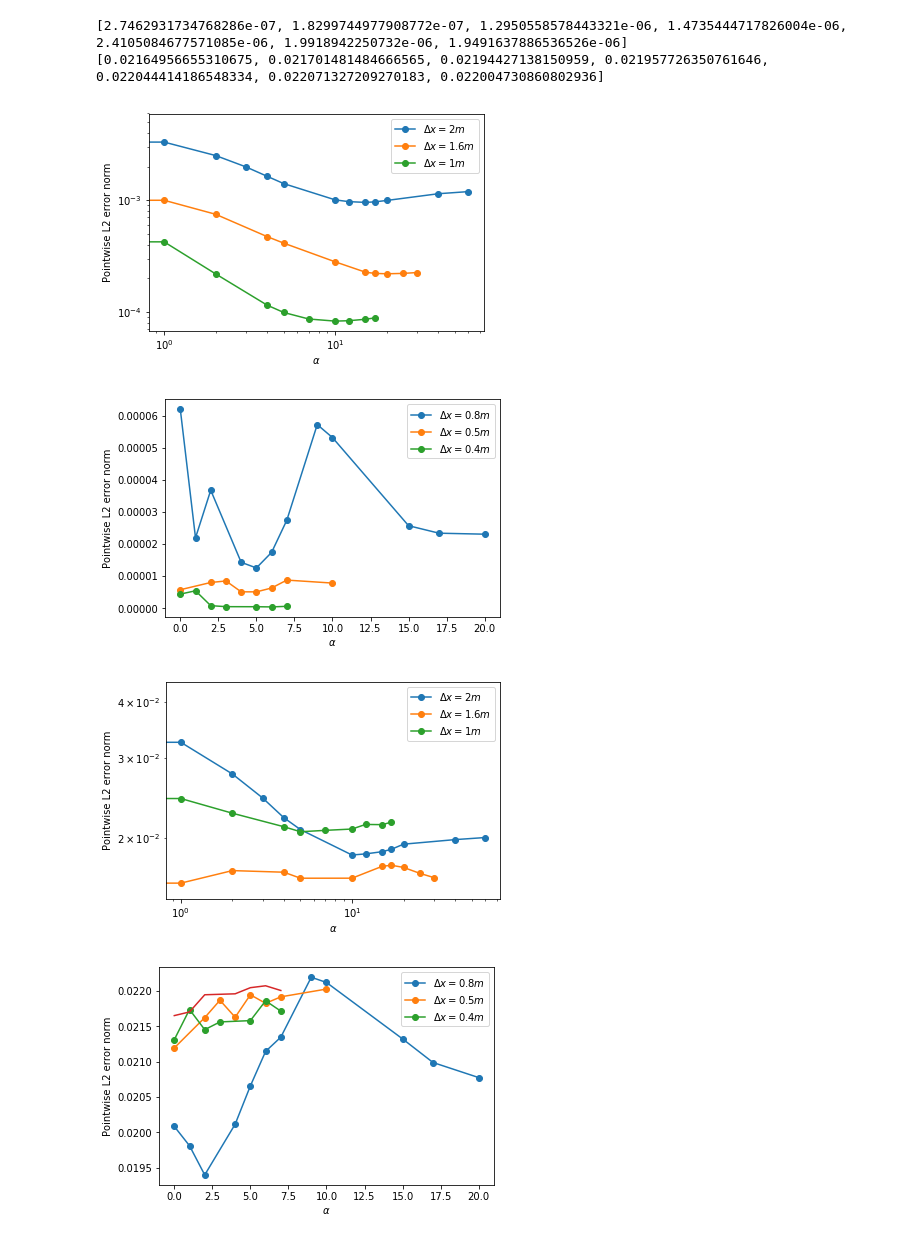
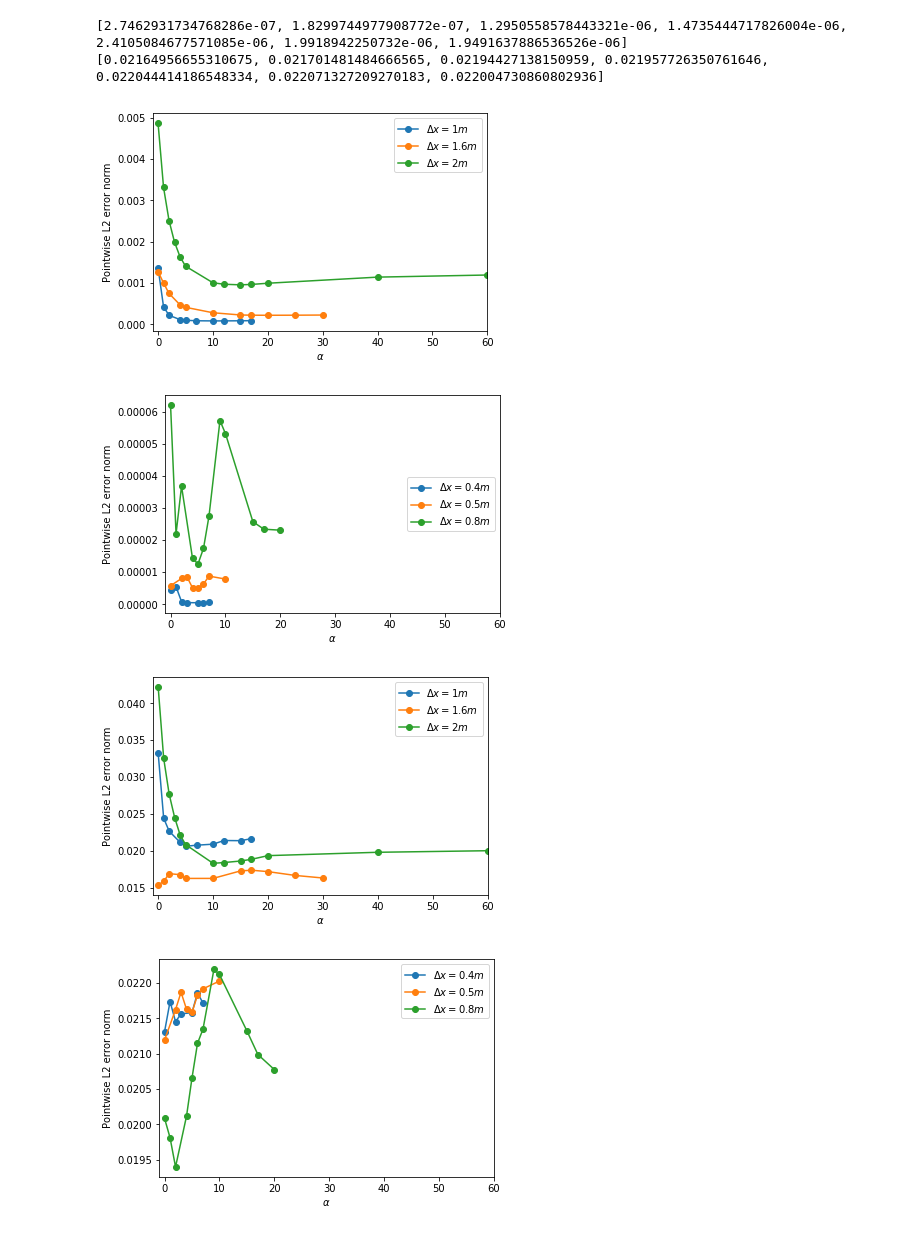
Before and after one commit to mc4117/adapt_utils, a Jupyter notebook: test_cases/trench_sed_model/Post processing adapt mesh.ipynb, the cells around one changed output. Cells and saved outputs as stored; diff of their text form; code cells hidden in the pictures.

```diff
--- a/test_cases/trench_sed_model/Post processing adapt mesh.ipynb
+++ b/test_cases/trench_sed_model/Post processing adapt mesh.ipynb
@@ -392,43 +392,46 @@ print(error_listexp_08)
 [2.7462931734768286e-07, 1.8299744977908772e-07, 1.2950558578443321e-06, 1.4735444717826004e-06, 2.4105084677571085e-06, 1.9918942250732e-06, 1.9491637886536526e-06]
 [0.02164956655310675, 0.021701481484666565, 0.02194427138150959, 0.021957726350761646, 0.022044414186548334, 0.022071327209270183, 0.022004730860802936]
 # %%
-plt.loglog(alpha_01, error_list_01, '-o', label = r"$\Delta x = 2m$")
-plt.loglog(alpha_0125, error_list_0125, '-o', label = r"$\Delta x = 1.6m$")
-plt.loglog(alpha_02, error_list_02, '-o', label = r"$\Delta x = 1m$")
+plt.plot(alpha_02, error_list_02, '-o', label = r"$\Delta x = 1m$")
+plt.plot(alpha_0125, error_list_0125, '-o', label = r"$\Delta x = 1.6m$")
+plt.plot(alpha_01, error_list_01, '-o', label = r"$\Delta x = 2m$")
+plt.xlim([-1, 60])
 plt.xlabel(r"$\alpha$")
 plt.ylabel("Pointwise L2 error norm")
 plt.legend()
 plt.show()
+plt.plot(alpha_05, error_list_05, '-o', label = r"$\Delta x = 0.4m$")
+plt.plot(alpha_04, error_list_04, '-o', label = r"$\Delta x = 0.5m$")
 plt.plot(alpha_025, error_list_025, '-o', label = r"$\Delta x = 0.8m$")
-plt.plot(alpha_04, error_list_04, '-o', label = r"$\Delta x = 0.5m$")
-plt.plot(alpha_05, error_list_05, '-o', label = r"$\Delta x = 0.4m$")
 #plt.plot(alpha_08, error_list_08)
 plt.xlabel(r"$\alpha$")
 plt.ylabel("Pointwise L2 error norm")
-plt.legend()
+plt.xlim([-1, 60])
+plt.legend(loc = 5)
 plt.show()
 # %% [output]
-[figure, old version]
+[figure, new version]
-[figure, old version]
+[figure, new version]
 # %%
-plt.loglog(alpha_01, error_listexp_01, '-o', label = r"$\Delta x = 2m$")
-plt.loglog(alpha_0125, error_listexp_0125, '-o', label = r"$\Delta x = 1.6m$")
-plt.loglog(alpha_02, error_listexp_02, '-o', label = r"$\Delta x = 1m$")
+plt.plot(alpha_02, error_listexp_02, '-o', label = r"$\Delta x = 1m$")
+plt.plot(alpha_0125, error_listexp_0125, '-o', label = r"$\Delta x = 1.6m$")
+plt.plot(alpha_01, error_listexp_01, '-o', label = r"$\Delta x = 2m$")
+plt.xlim([-1, 60])
 plt.xlabel(r"$\alpha$")
 plt.ylabel("Pointwise L2 error norm")
 plt.legend()
 plt.show()
+plt.plot(alpha_05, error_listexp_05, '-o', label = r"$\Delta x = 0.4m$")
+plt.plot(alpha_04, error_listexp_04, '-o', label = r"$\Delta x = 0.5m$")
 plt.plot(alpha_025, error_listexp_025, '-o', label = r"$\Delta x = 0.8m$")
-plt.plot(alpha_04, error_listexp_04, '-o', label = r"$\Delta x = 0.5m$")
-plt.plot(alpha_05, error_listexp_05, '-o', label = r"$\Delta x = 0.4m$")
-plt.plot(alpha_08, error_listexp_08)
+plt.xlim([-1, 60])
 plt.xlabel(r"$\alpha$")
 plt.ylabel("Pointwise L2 error norm")
 plt.legend()
 plt.show()
 # %% [output]
-[figure, old version]
+[figure, new version]
-[figure, old version]
+[figure, new version]
 # %%
 ## fixed mesh
 #!/usr/bin/env python3
```
Also changed, not shown: parts of 4 cells of this notebook, 18 other files.
